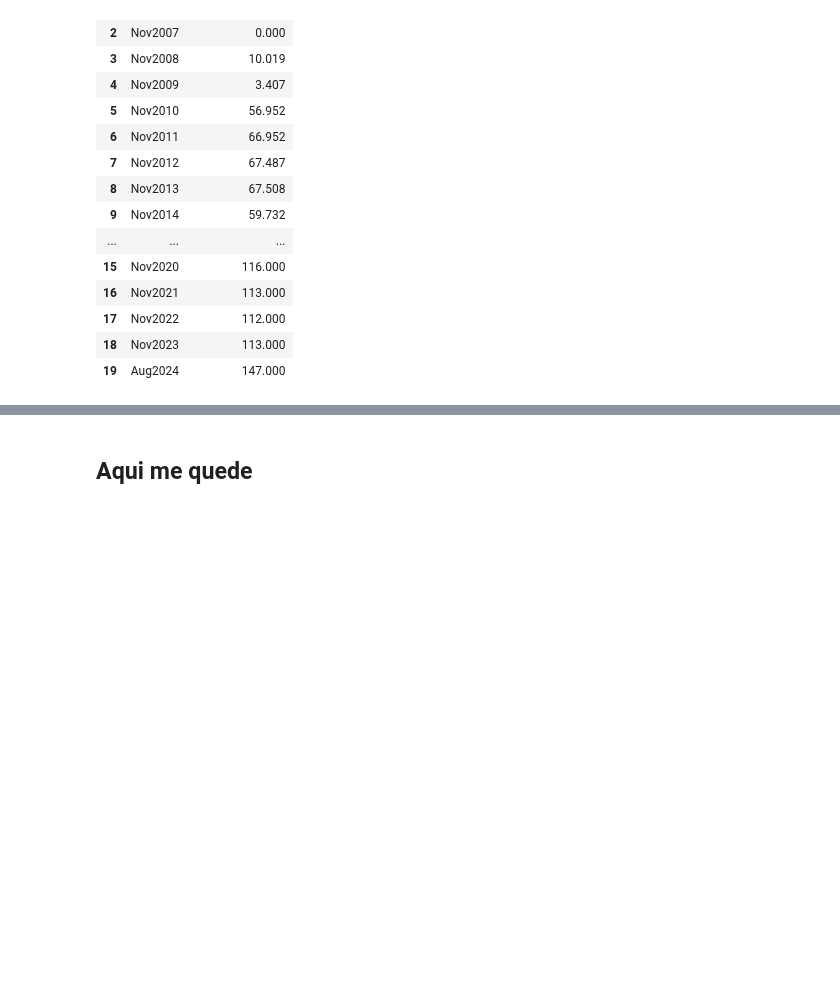
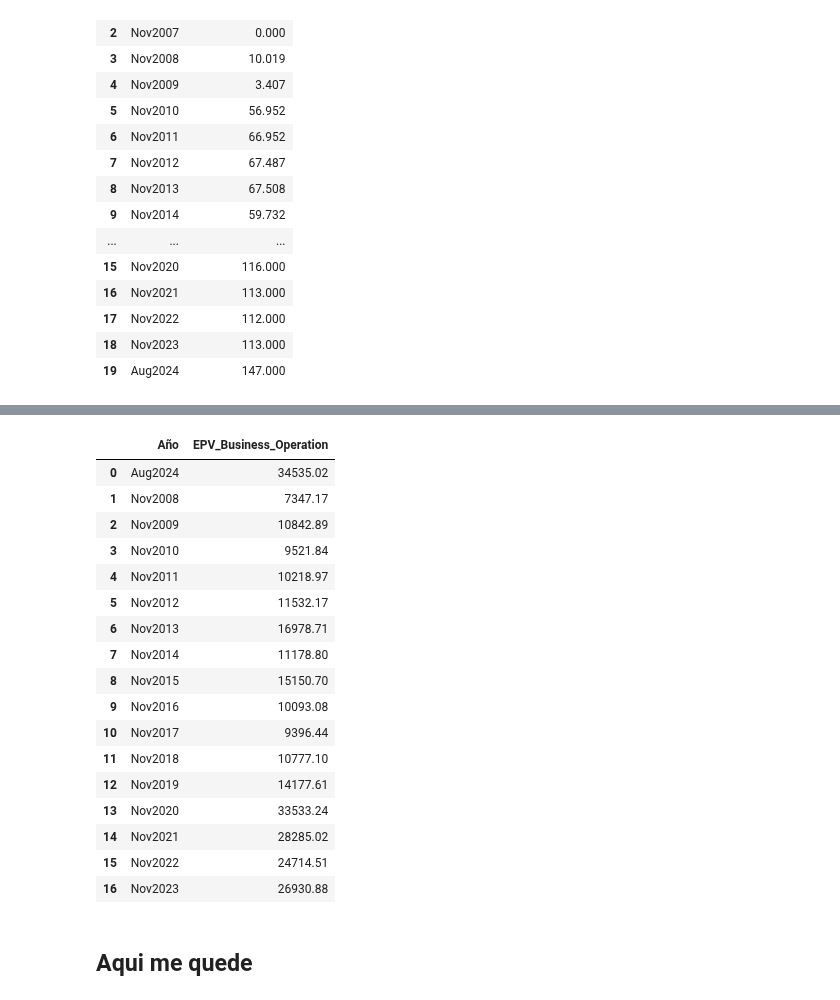
Before and after one commit to Marco23rubio/Stocks, a Jupyter notebook: Valuaciones_4_USA.ipynb, the cells around one changed output, grey strips where cells are left out. Drawn from its saved outputs; the diff is of its cells as text; code cells hidden in the pictures; blank space fills up the shorter version.

```diff
--- a/Valuaciones_4_USA.ipynb
+++ b/Valuaciones_4_USA.ipynb
@@ -1778,3 +1933,43 @@ df_interest_expense
+# %%
+ne = df_normalized_earnings[["Año", "Normalized_earnings"]].copy()
+mc = df_maintenance_capex[["Año", "Maintenance_Capex"]].copy()
+wa = df_wacc[["Año", "WACC"]].copy()
+
+df_epv_base = (
+    ne.merge(mc, on="Año", how="inner")
+      .merge(wa, on="Año", how="inner")
+      .sort_values("Año")
+      .reset_index(drop=True)
+)
+
+df_epv_base["EPV_Business_Operation"] = np.where(
+    (df_epv_base["WACC"].notna()) & (df_epv_base["WACC"] != 0),
+    (df_epv_base["Normalized_earnings"] - df_epv_base["Maintenance_Capex"]) / df_epv_base["WACC"],
+    np.nan
+)
+
+df_epv = df_epv_base[["Año", "EPV_Business_Operation"]].copy()
+df_epv["EPV_Business_Operation"] = df_epv["EPV_Business_Operation"].round(2)
+df_epv
+# %% [output]
+|  | Año | EPV_Business_Operation |
+| 0 | Aug2024 | 34535.02 |
+| 1 | Nov2008 | 7347.17 |
+| 2 | Nov2009 | 10842.89 |
+| 3 | Nov2010 | 9521.84 |
+| 4 | Nov2011 | 10218.97 |
+| 5 | Nov2012 | 11532.17 |
+| 6 | Nov2013 | 16978.71 |
+| 7 | Nov2014 | 11178.80 |
+| 8 | Nov2015 | 15150.70 |
+| 9 | Nov2016 | 10093.08 |
+| 10 | Nov2017 | 9396.44 |
+| 11 | Nov2018 | 10777.10 |
+| 12 | Nov2019 | 14177.61 |
+| 13 | Nov2020 | 33533.24 |
+| 14 | Nov2021 | 28285.02 |
+| 15 | Nov2022 | 24714.51 |
+| 16 | Nov2023 | 26930.88 |
 # %% [markdown]
 ## Aqui me quede
 # %%
```
Also changed, not shown: parts of 11 cells of this notebook.
